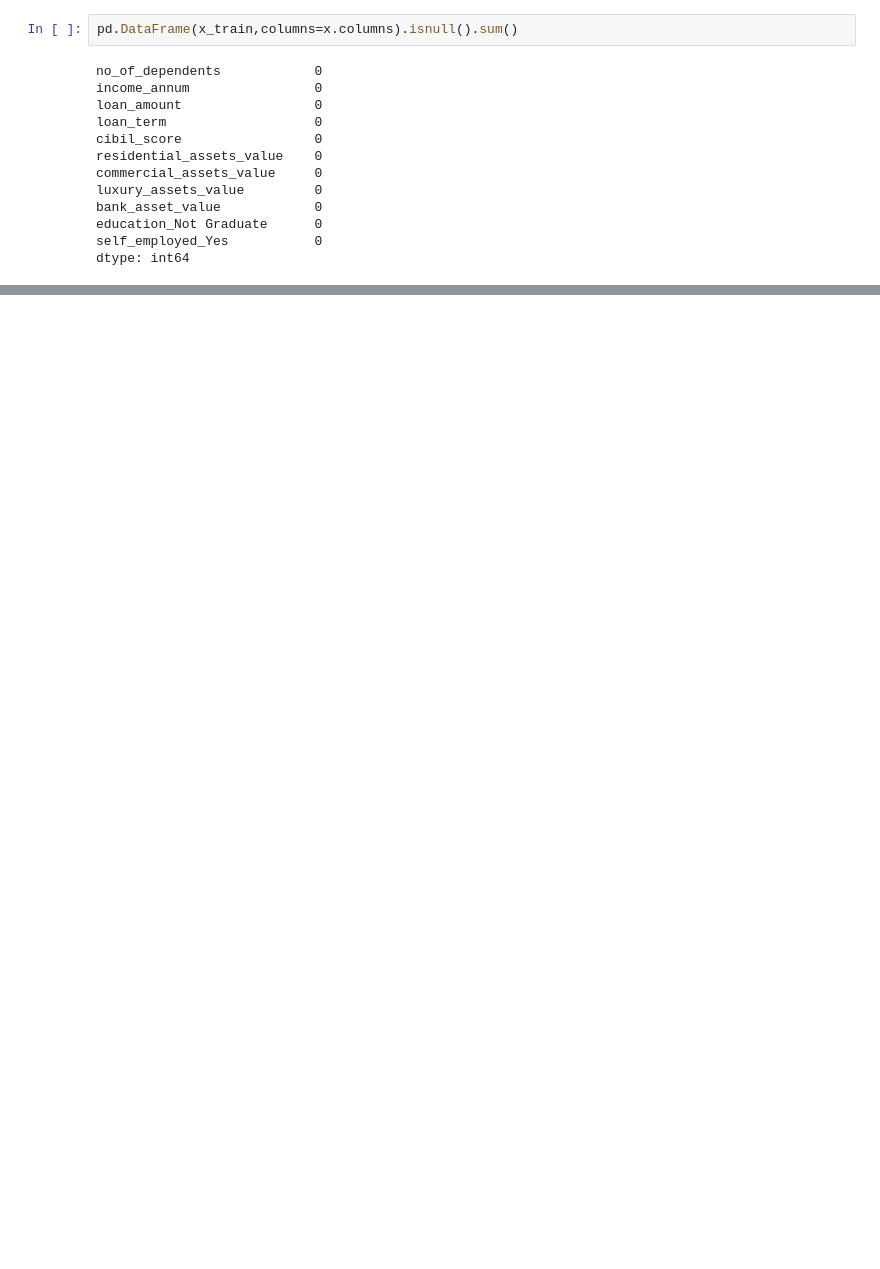
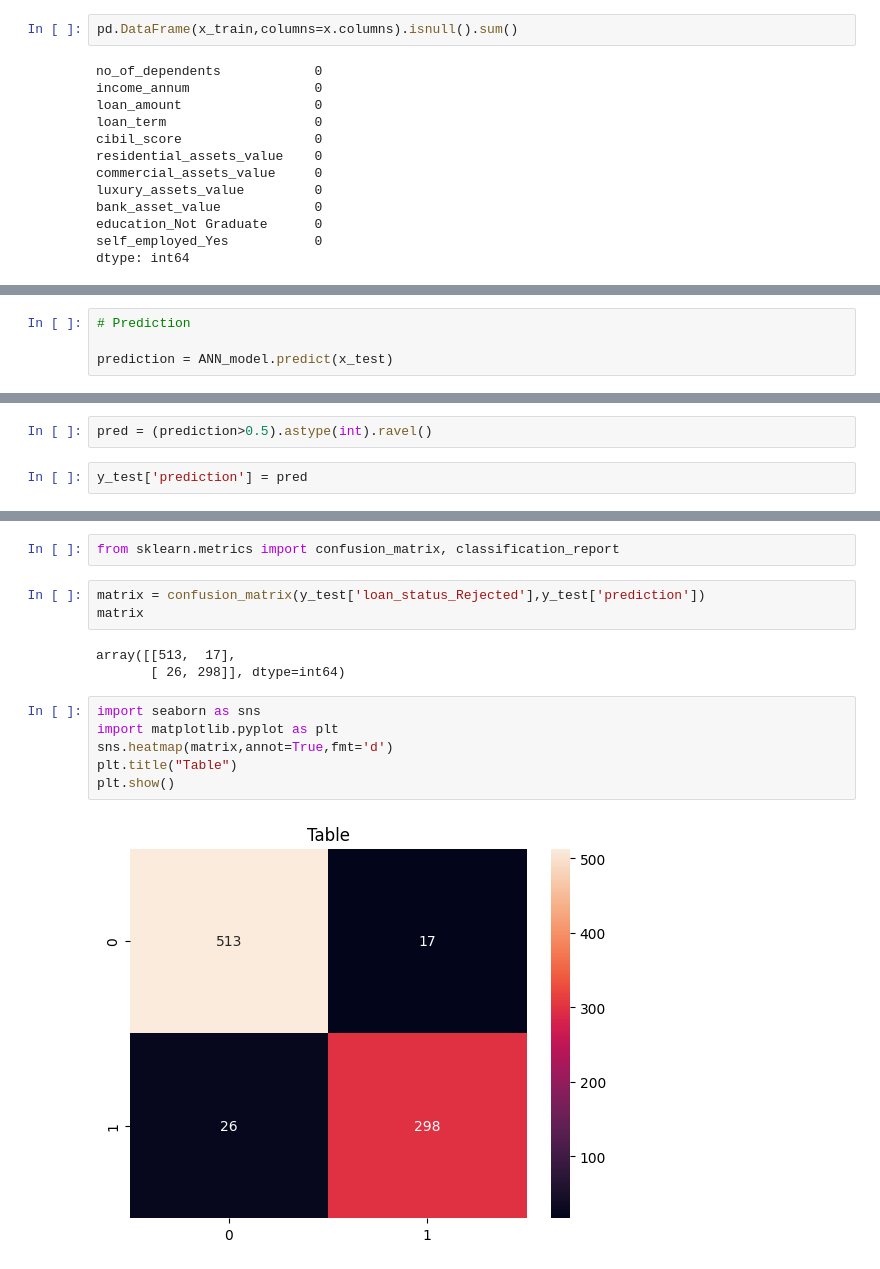
Before and after one commit to gadwal4201/15_July_ML, a Jupyter notebook: ANN/Loan_Approval_Notebook.ipynb, the cells around one changed output, grey strips where cells are left out. Drawn from its saved outputs; the diff is of its cells as text; blank space fills up the shorter version.

```diff
--- a/ANN/Loan_Approval_Notebook.ipynb
+++ b/ANN/Loan_Approval_Notebook.ipynb
@@ -230,0 +231,4 @@ pd.DataFrame(history.history)
+# %%
+# Prediction
+
+prediction = ANN_model.predict(x_test)
@@ -230,0 +297,4 @@ pd.DataFrame(history.history)
+# %%
+pred = (prediction>0.5).astype(int).ravel()
+# %%
+y_test['prediction'] = pred
@@ -230,0 +317,16 @@ pd.DataFrame(history.history)
+# %%
+from sklearn.metrics import confusion_matrix, classification_report
+# %%
+matrix = confusion_matrix(y_test['loan_status_Rejected'],y_test['prediction'])
+matrix
+# %% [output]
+array([[513,  17],
+       [ 26, 298]], dtype=int64)
+# %%
+import seaborn as sns
+import matplotlib.pyplot as plt
+sns.heatmap(matrix,annot=True,fmt='d')
+plt.title("Table")
+plt.show()
+# %% [output]
+[figure, added]
```
Also changed, not shown: parts of 18 cells of this notebook, 11 other files.
